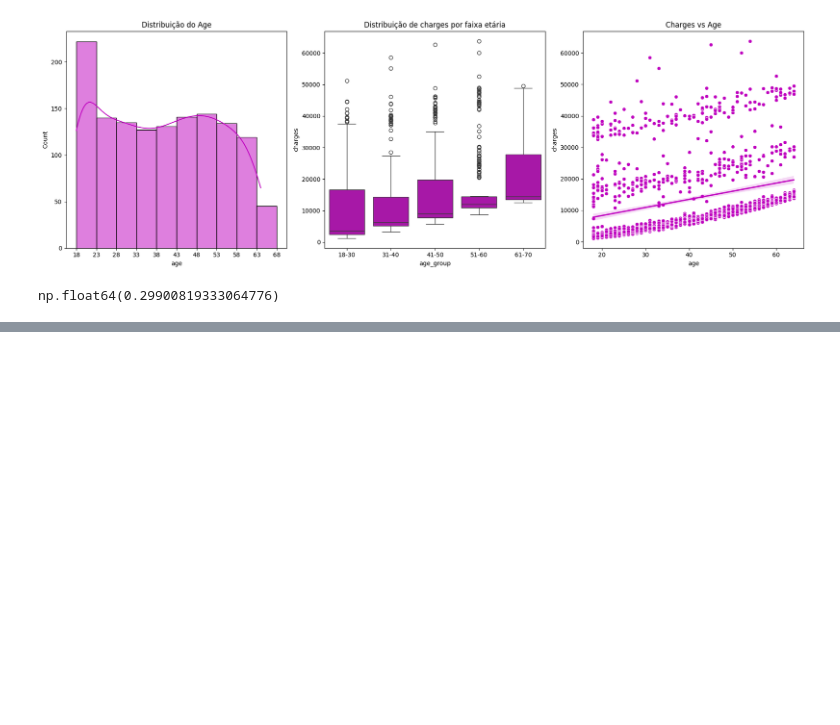
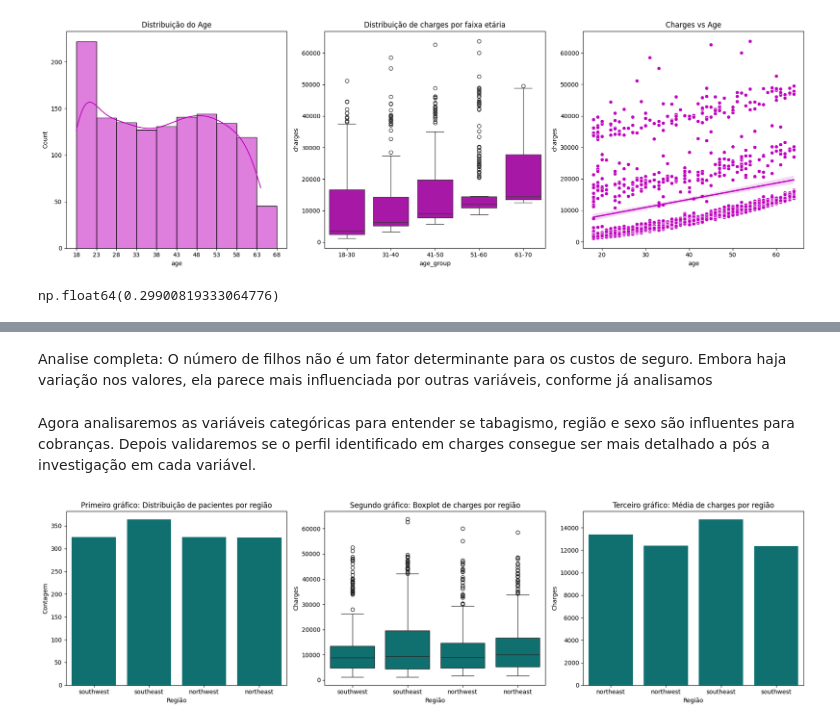
Before and after one commit to magaul/insurance, a Jupyter notebook: insurance.ipynb, the cells around one changed output, grey strips where cells are left out. Cells and saved outputs as stored; diff of their text form; code cells hidden in the pictures; blank space fills up the shorter version.

```diff
--- a/insurance.ipynb
+++ b/insurance.ipynb
@@ -211,0 +349,31 @@ Text(0.5, 1.0, 'Distribuição do charges com BMI<30')
+# %% [markdown]
+Analise completa: O número de filhos não é um fator determinante para os custos de seguro. Embora haja variação nos valores, ela parece mais influenciada por outras variáveis, conforme já analisamos
+# %% [markdown]
+Agora analisaremos as variáveis categóricas para entender se tabagismo, região e sexo são influentes para cobranças. Depois validaremos se o perfil identificado em charges consegue ser mais detalhado a pós a investigação em cada variável.
+# %%
+# Subplot com 3 gráficos
+fig, ax = plt.subplots(1, 3, figsize=(18, 5))
+
+# Primeiro gráfico: distribuição de pacientes por região
+sns.countplot(data=insurance, x='region', color='teal', ax=ax[0])
+ax[0].set_title('Primeiro gráfico: Distribuição de pacientes por região')
+ax[0].set_xlabel('Região')
+ax[0].set_ylabel('Contagem')
+
+# Segundo gráfico: boxplot de charges por região
+sns.boxplot(data=insurance, x='region', y='charges', color='teal', ax=ax[1])
+ax[1].set_title('Segundo gráfico: Boxplot de charges por região')
+ax[1].set_xlabel('Região')
+ax[1].set_ylabel('Charges')
+
+# Terceiro gráfico: média de charges por região
+mean_charges = insurance.groupby('region')['charges'].mean().reset_index()
+sns.barplot(data=mean_charges, x='region', y='charges', color='teal', ax=ax[2])
+ax[2].set_title('Terceiro gráfico: Média de charges por região')
+ax[2].set_xlabel('Região')
+ax[2].set_ylabel('Charges')
+
+plt.tight_layout()
+plt.show()
+# %% [output]
+[figure, added]
```
Also changed, not shown: parts of 22 cells of this notebook, 1 other file.
